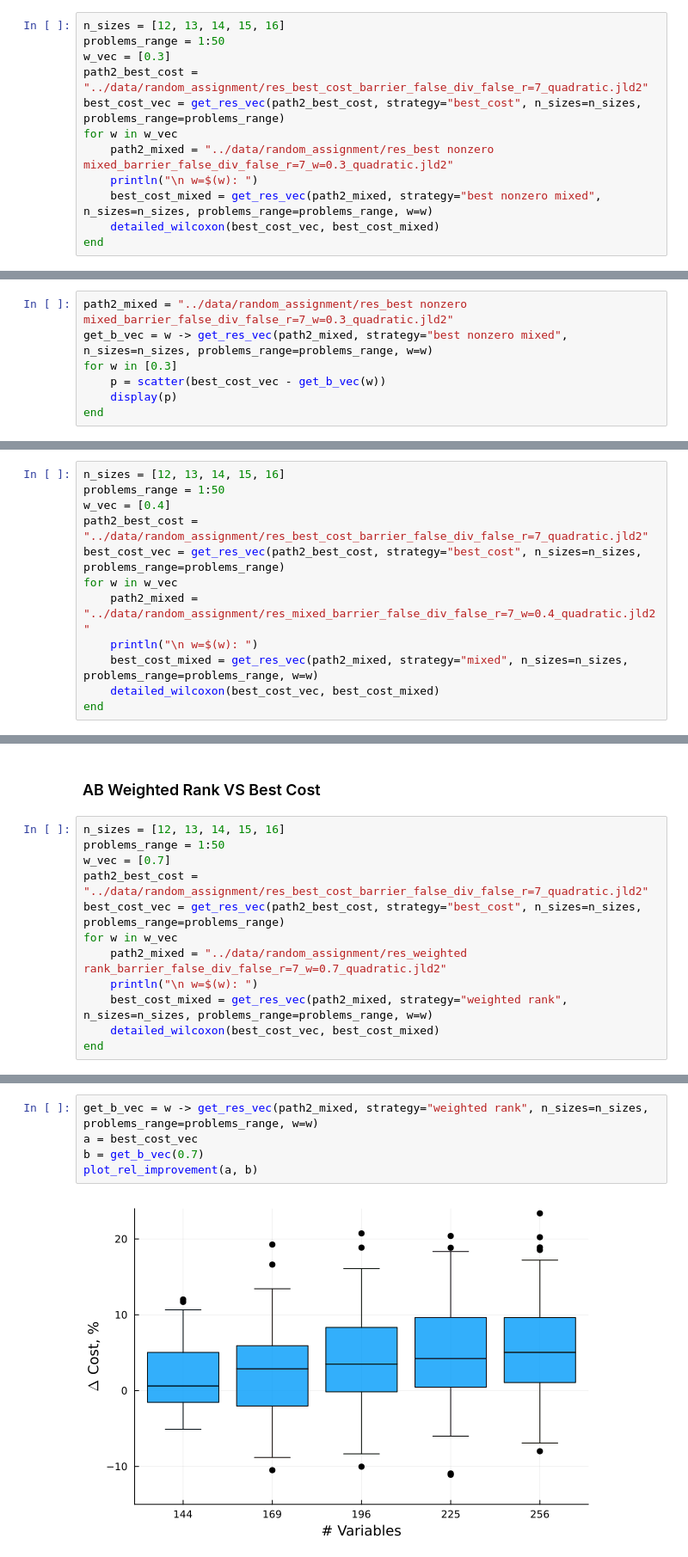
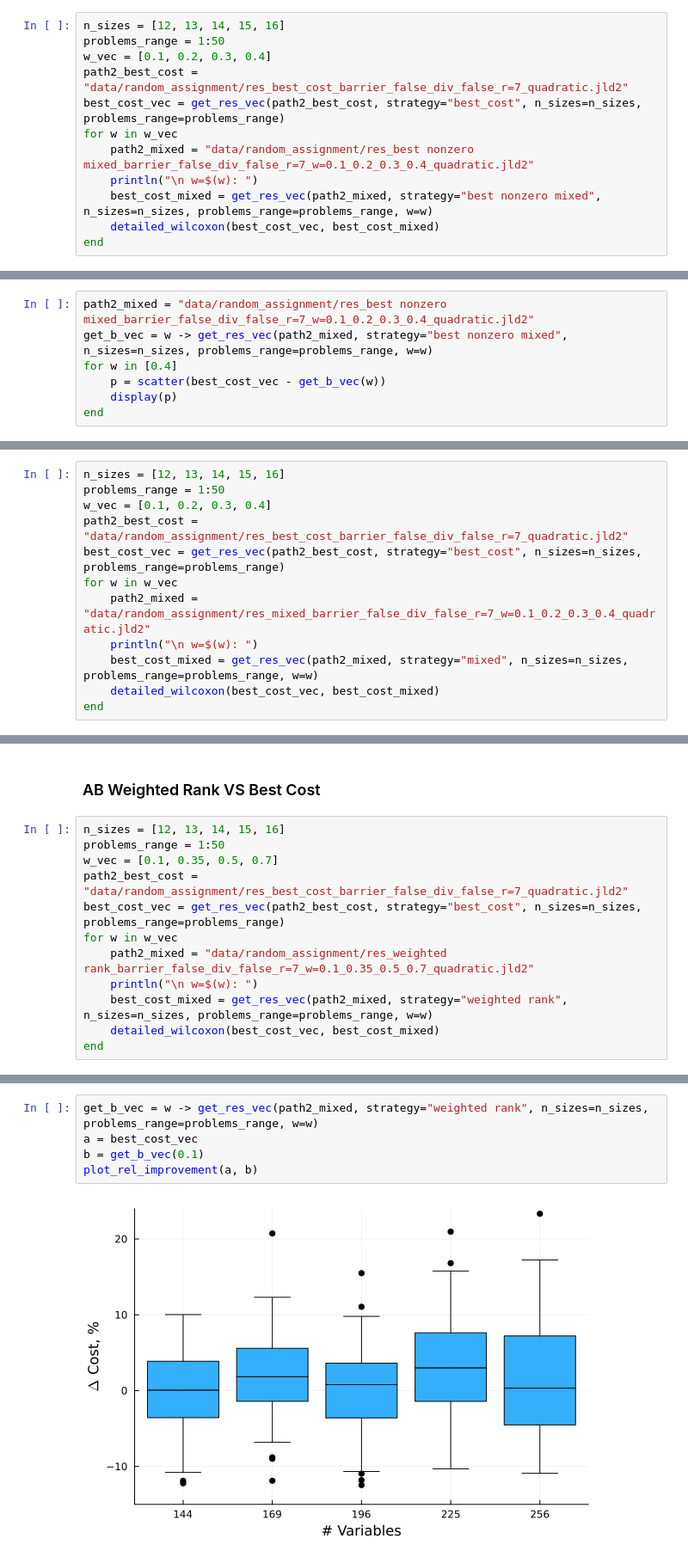
Before and after one commit to antientropic-guy/OhMyU1_public, a Jupyter notebook: examples/QuadraticAssignmentReport.ipynb, the cells around one changed output, grey strips where cells are left out. Shown at 86% size. Cells and saved outputs as stored; diff of their text form.

```diff
--- a/examples/QuadraticAssignmentReport.ipynb
+++ b/examples/QuadraticAssignmentReport.ipynb
@@ -127,11 +128,11 @@ plot_rel_improvement (generic function with 1 method)
 # %%
 n_sizes = [12, 13, 14, 15, 16]
 problems_range = 1:50
-w_vec = [0.3]
-path2_best_cost = "../data/random_assignment/res_best_cost_barrier_false_div_false_r=7_quadratic.jld2"
+w_vec = [0.1, 0.2, 0.3, 0.4]
+path2_best_cost = "data/random_assignment/res_best_cost_barrier_false_div_false_r=7_quadratic.jld2"
 best_cost_vec = get_res_vec(path2_best_cost, strategy="best_cost", n_sizes=n_sizes, problems_range=problems_range)
 for w in w_vec
-    path2_mixed = "../data/random_assignment/res_best nonzero mixed_barrier_false_div_false_r=7_w=0.3_quadratic.jld2"
+    path2_mixed = "data/random_assignment/res_best nonzero mixed_barrier_false_div_false_r=7_w=0.1_0.2_0.3_0.4_quadratic.jld2"
     println("\n w=$(w): ")
     best_cost_mixed = get_res_vec(path2_mixed, strategy="best nonzero mixed", n_sizes=n_sizes, problems_range=problems_range, w=w)
     detailed_wilcoxon(best_cost_vec, best_cost_mixed)
@@ -149,8 +157,8 @@ P-value (one-sided, a > b): 9.07850000579567e-27
 Result: b considerably LESS, than a (α=0.05)
 # %%
-path2_mixed = "../data/random_assignment/res_best nonzero mixed_barrier_false_div_false_r=7_w=0.3_quadratic.jld2"
+path2_mixed = "data/random_assignment/res_best nonzero mixed_barrier_false_div_false_r=7_w=0.1_0.2_0.3_0.4_quadratic.jld2"
 get_b_vec = w -> get_res_vec(path2_mixed, strategy="best nonzero mixed", n_sizes=n_sizes, problems_range=problems_range, w=w)
-for w in [0.3]
+for w in [0.4]
     p = scatter(best_cost_vec - get_b_vec(w))
     display(p)
 end
@@ -177,11 +183,11 @@ savefig("pictures/BestCost_vs_MixedNonzero_quadratic.png")
 # %%
 n_sizes = [12, 13, 14, 15, 16]
 problems_range = 1:50
-w_vec = [0.4]
-path2_best_cost = "../data/random_assignment/res_best_cost_barrier_false_div_false_r=7_quadratic.jld2"
+w_vec = [0.1, 0.2, 0.3, 0.4]
+path2_best_cost = "data/random_assignment/res_best_cost_barrier_false_div_false_r=7_quadratic.jld2"
 best_cost_vec = get_res_vec(path2_best_cost, strategy="best_cost", n_sizes=n_sizes, problems_range=problems_range)
 for w in w_vec
-    path2_mixed = "../data/random_assignment/res_mixed_barrier_false_div_false_r=7_w=0.4_quadratic.jld2"
+    path2_mixed = "data/random_assignment/res_mixed_barrier_false_div_false_r=7_w=0.1_0.2_0.3_0.4_quadratic.jld2"
     println("\n w=$(w): ")
     best_cost_mixed = get_res_vec(path2_mixed, strategy="mixed", n_sizes=n_sizes, problems_range=problems_range, w=w)
     detailed_wilcoxon(best_cost_vec, best_cost_mixed)
@@ -211,11 +226,11 @@ savefig("pictures/BestCost_vs_Mixed_quadratic.png")
 # %%
 n_sizes = [12, 13, 14, 15, 16]
 problems_range = 1:50
-w_vec = [0.7]
-path2_best_cost = "../data/random_assignment/res_best_cost_barrier_false_div_false_r=7_quadratic.jld2"
+w_vec = [0.1, 0.35, 0.5, 0.7]
+path2_best_cost = "data/random_assignment/res_best_cost_barrier_false_div_false_r=7_quadratic.jld2"
 best_cost_vec = get_res_vec(path2_best_cost, strategy="best_cost", n_sizes=n_sizes, problems_range=problems_range)
 for w in w_vec
-    path2_mixed = "../data/random_assignment/res_weighted rank_barrier_false_div_false_r=7_w=0.7_quadratic.jld2"
+    path2_mixed = "data/random_assignment/res_weighted rank_barrier_false_div_false_r=7_w=0.1_0.35_0.5_0.7_quadratic.jld2"
     println("\n w=$(w): ")
     best_cost_mixed = get_res_vec(path2_mixed, strategy="weighted rank", n_sizes=n_sizes, problems_range=problems_range, w=w)
     detailed_wilcoxon(best_cost_vec, best_cost_mixed)
@@ -234,8 +256,8 @@ Result: b considerably LESS, than a (α=0.05)
 # %%
 get_b_vec = w -> get_res_vec(path2_mixed, strategy="weighted rank", n_sizes=n_sizes, problems_range=problems_range, w=w)
 a = best_cost_vec
-b = get_b_vec(0.7)
+b = get_b_vec(0.1)
 plot_rel_improvement(a, b)
 # %% [output]
-[figure, old version]
+[figure, new version]
 # %%
```
Also changed, not shown: parts of 12 cells of this notebook, 45 other files.
